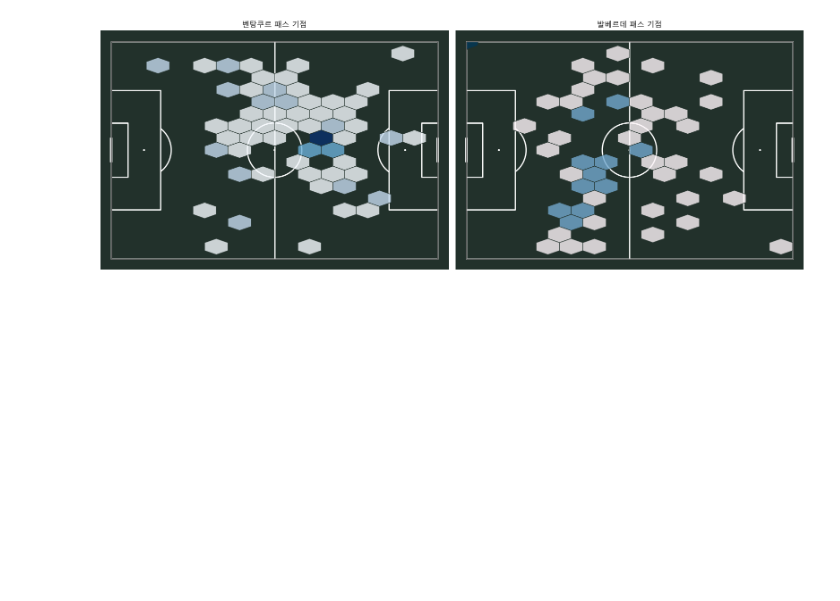
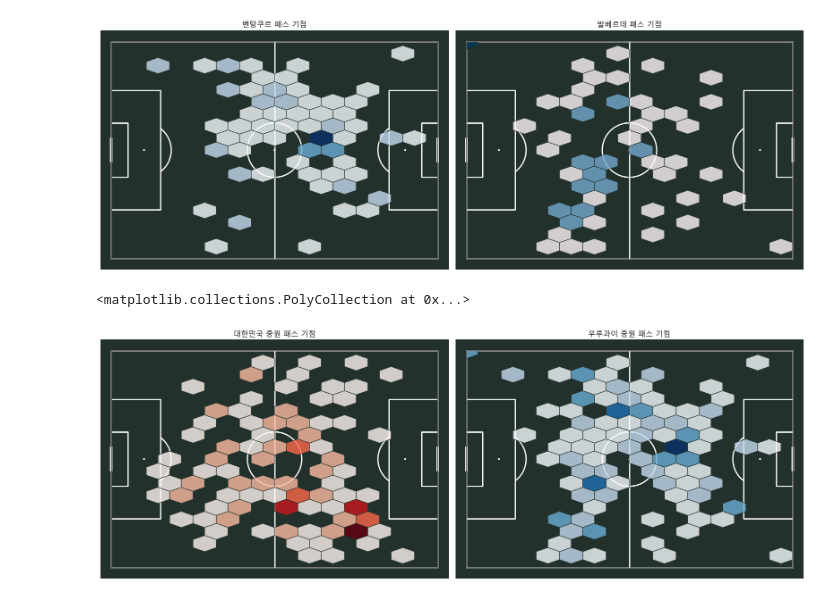
Before and after one commit to 0jyyyyy/Soccer_Lens, a Jupyter notebook: Tactics_lab/World_cup/2022/korea_uruguay.ipynb, the cells around one changed output. Cells and saved outputs as stored; diff of their text form; code cells hidden in the pictures; blank space fills up the shorter version.

Commit message:
feat:compare hexbin(kor, ur)

```diff
--- a/Tactics_lab/World_cup/2022/korea_uruguay.ipynb
+++ b/Tactics_lab/World_cup/2022/korea_uruguay.ipynb
@@ -464,3 +464,40 @@ pitch.hexbin(
 # %% [output]
 <matplotlib.collections.PolyCollection at 0x...>
 [figure]
+# %%
+# 대한민국 패스 데이터
+kor_mid_passes = df_kor_event[(df_kor_event['player_name'].isin(['In-Beom Hwang','Woo-Young Jung'])) & (df_kor_event['type_name'] == 'Pass')]
+
+# 우루과이 패스 데이터
+ur_mid_passes = df_ur_event[(df_ur_event['player_name'].isin(['Rodrigo Bentancur Colmán','Federico Santiago Valverde Dipetta'])) & (df_ur_event['type_name'] == 'Pass')]
+# %%
+pitch=Pitch(pitch_type='statsbomb', pitch_color='#22312b', line_color='white')
+fig,(ax1,ax2) = pitch.draw(nrows=1, ncols=2, figsize=(16,8))
+
+ax1.set_title('대한민국 중원 패스 기점')
+ax2.set_title('우루과이 중원 패스 기점')
+
+pitch.hexbin(
+    kor_mid_passes['x'],
+    kor_mid_passes['y'],
+    ax=ax1,
+    gridsize=(14,9),
+    cmap='Reds',
+    edgecolor='#22312b',
+    alpha=0.8,
+    mincnt=1
+)
+
+pitch.hexbin(
+    120-ur_mid_passes['x'],
+    80-ur_mid_passes['y'],
+    ax=ax2,
+    gridsize=(14,9),
+    cmap='Blues',
+    edgecolor='#22312b',
+    alpha=0.8,
+    mincnt=1
+)
+# %% [output]
+<matplotlib.collections.PolyCollection at 0x...>
+[figure, added]
```
